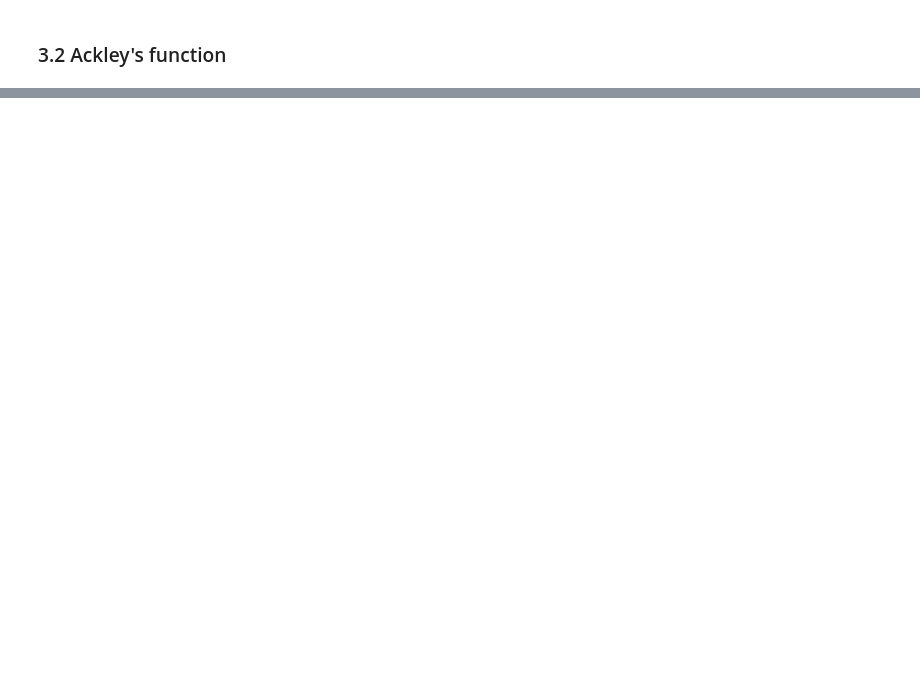
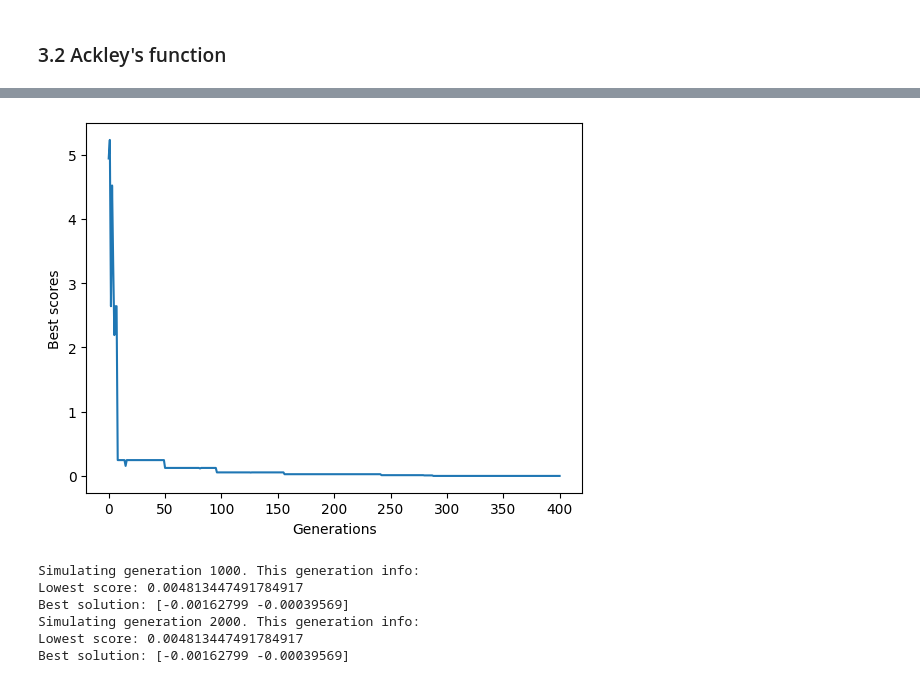
Before and after one commit to pgrzankowski/introduction-to-ai, a Jupyter notebook: evolutionary-algorithm.ipynb, the cells around one changed output, grey strips where cells are left out. Cells and saved outputs as stored; diff of their text form; code cells hidden in the pictures; blank space fills up the shorter version.

```diff
--- a/evolutionary-algorithm.ipynb
+++ b/evolutionary-algorithm.ipynb
@@ -189,0 +198,8 @@ plot_scores(scores)
+# %%
+base_lenght = 1000
+max_iter = 1000
+pm = 0.1
+pc = 0.9
+solution_check = 100
+
+solutions, scores, all_populations, all_scores, iterations = evolutionary_algorithm(ackley, base_lenght, max_iter, pm, pc, solution_check)
@@ -189,0 +219,19 @@ plot_scores(scores)
+# %%
+plot_scores(scores)
+# %% [output]
+[figure, added]
+# %%
+base_lenght = 1000
+max_iter = 10000
+pm = 0.03
+pc = 0.9
+solution_check = 1000
+
+solutions, scores, all_populations, all_scores, iterations = evolutionary_algorithm(ackley, base_lenght, max_iter, pm, pc, solution_check)
+# %% [output]
+Simulating generation 1000. This generation info:
+Lowest score: 0.004813447491784917
+Best solution: [-0.00162799 -0.00039569]
+Simulating generation 2000. This generation info:
+Lowest score: 0.004813447491784917
+Best solution: [-0.00162799 -0.00039569]
```
Also changed, not shown: parts of 12 cells of this notebook.
